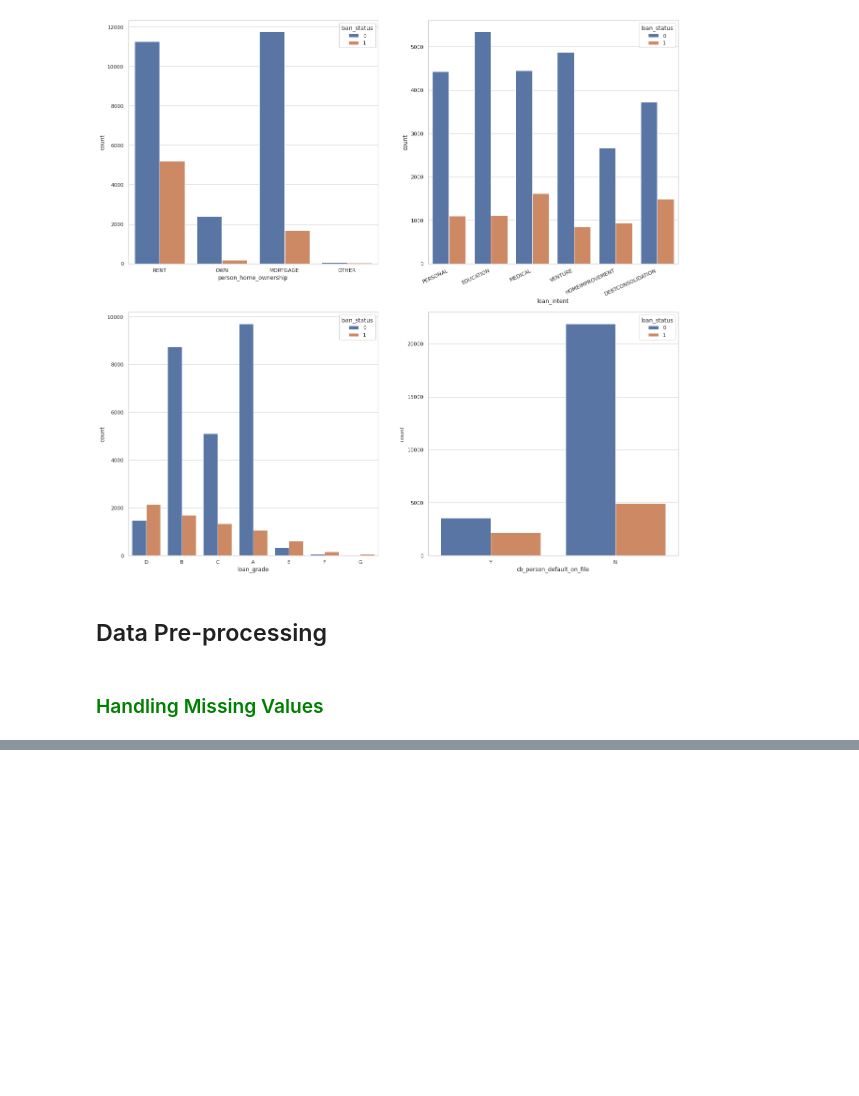
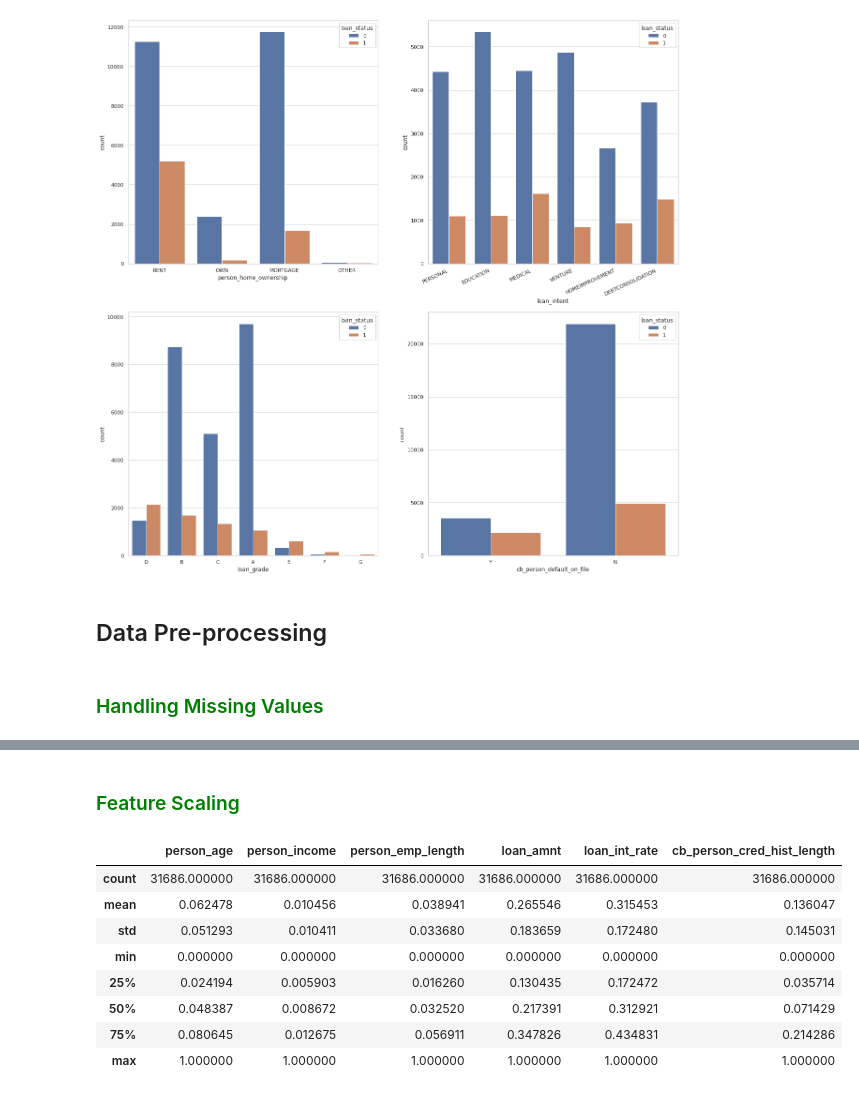
Before and after one commit to valkiss024/credit-risk-analysis, a Jupyter notebook: Credit Analysis.ipynb, the cells around one changed output, grey strips where cells are left out. Cells and saved outputs as stored; diff of their text form; code cells hidden in the pictures; blank space fills up the shorter version.

Commit message:
Encoded Cat variables and normalized numerical features

```diff
--- a/Credit Analysis.ipynb
+++ b/Credit Analysis.ipynb
@@ -458,0 +473,17 @@ dtype: int64
+# %%
+# The 'cb_person_default_on_file' feature values are already in binary True or False represented as Y or N
+# Using the .replace() function, string values can be converted into integers (1 or 0)
+credit['cb_person_default_on_file'].replace(['Y', 'N'], [1, 0], inplace=True)
+# %%
+# For handling the rest of the categorical features, One-Hot-Encoding (OHE) is used to create a dummy variable
+# for each values in the variable
+# OHE can be argued as not space efficient, if there are features with a wide variety of values, BinaryEncoder
+# could be used to reduce the sparse matrix, by converting each category to its binary representation
+
+# Using the Pandas' .get_dummies() function to create dummy variables
+ohe = pd.get_dummies(credit[['person_home_ownership', 'loan_intent']])
+
+credit = pd.concat([credit, ohe], axis=1)  # Join the dummy DataFrame to the original DataFrame
+
+# Drop the original categorical columns
+credit.drop(columns=['person_home_ownership', 'loan_intent'], inplace=True)
@@ -458,0 +521,25 @@ dtype: int64
+# %% [markdown]
+### <font color='green'>Feature Scaling</font>
+# %%
+# As it was shown above, numerical feature values are on different scales as well as they do not follow normal
+# distribution.
+# To attend this issue, data will be normalized using a MinMaxScaler() to scale values between 0 and 1
+from sklearn.preprocessing import MinMaxScaler
+
+scaler = MinMaxScaler()  # Create a new scaler object
+# Select features to scale - loan_status is the target variable, loan_percent_income is already on scale
+num_cols_to_scale = [col for col in credit_num_cols if col not in ['loan_status', 'loan_percent_income']]
+
+credit[num_cols_to_scale] = scaler.fit_transform(credit[num_cols_to_scale])  # Fit the data to the scaler
+
+credit[num_cols_to_scale].describe()
+# %% [output]
+|  | person_age | person_income | person_emp_length | loan_amnt | loan_int_rate | cb_person_cred_hist_length |
+| count | 31686.000000 | 31686.000000 | 31686.000000 | 31686.000000 | 31686.000000 | 31686.000000 |
+| mean | 0.062478 | 0.010456 | 0.038941 | 0.265546 | 0.315453 | 0.136047 |
+| std | 0.051293 | 0.010411 | 0.033680 | 0.183659 | 0.172480 | 0.145031 |
+| min | 0.000000 | 0.000000 | 0.000000 | 0.000000 | 0.000000 | 0.000000 |
+| 25% | 0.024194 | 0.005903 | 0.016260 | 0.130435 | 0.172472 | 0.035714 |
+| 50% | 0.048387 | 0.008672 | 0.032520 | 0.217391 | 0.312921 | 0.071429 |
+| 75% | 0.080645 | 0.012675 | 0.056911 | 0.347826 | 0.434831 | 0.214286 |
+| max | 1.000000 | 1.000000 | 1.000000 | 1.000000 | 1.000000 | 1.000000 |
```
Also changed, not shown: parts of 38 cells of this notebook.
